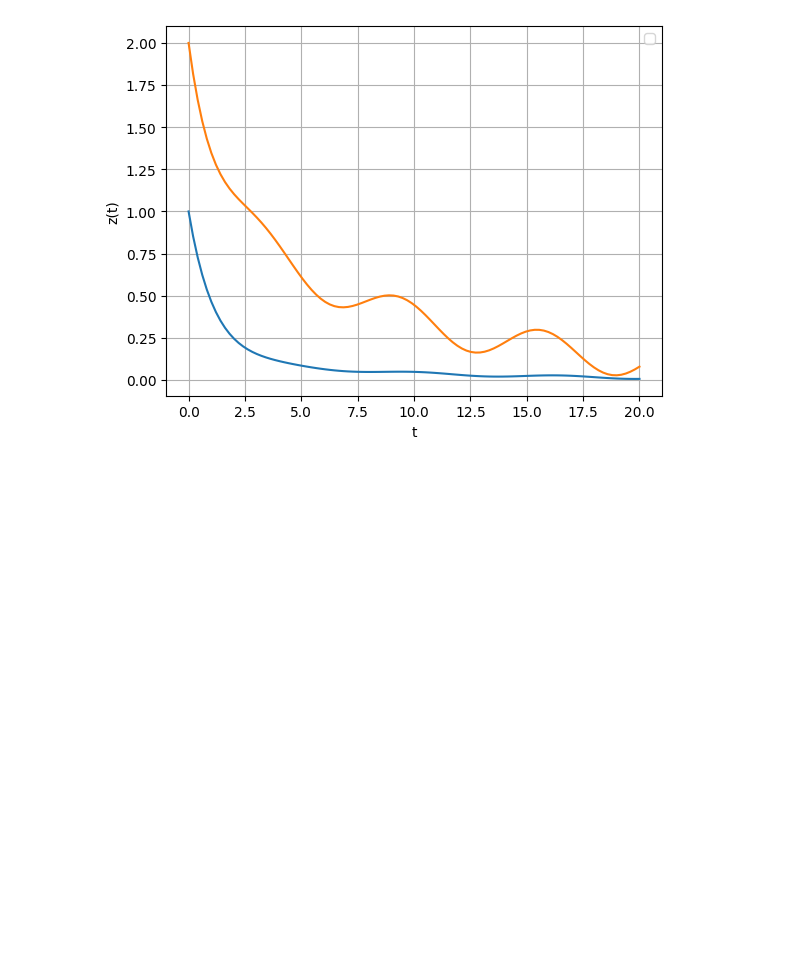
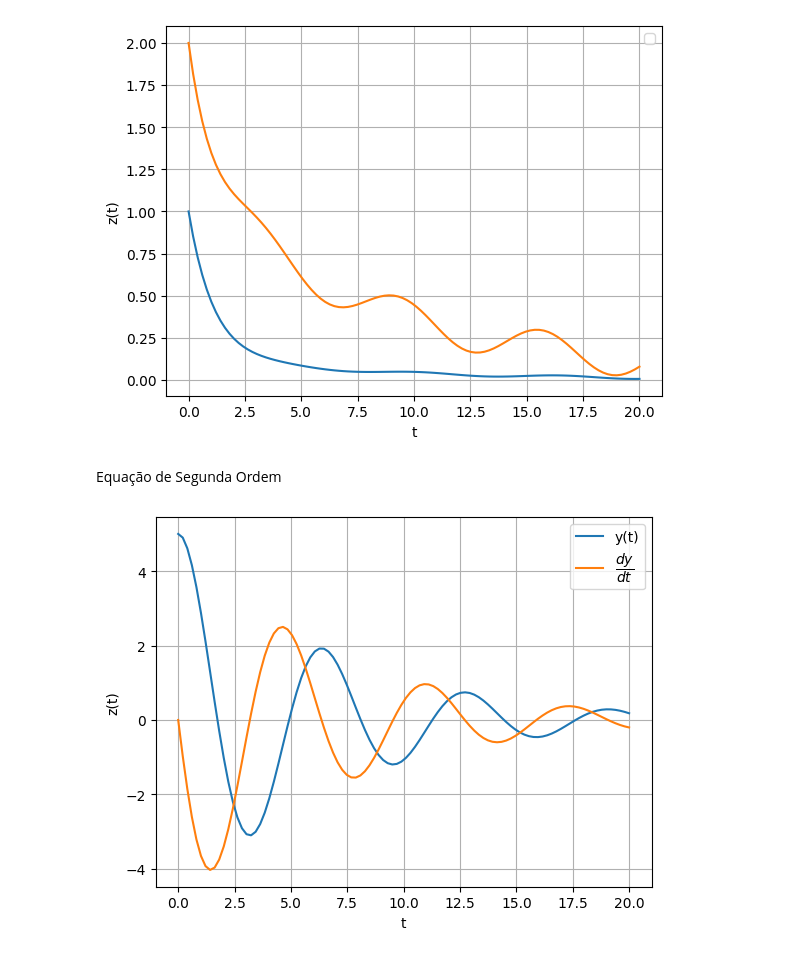
Before and after one commit to Felipe-Pinto/python_para_exatas, a Jupyter notebook: Função.ipynb, the cells around one changed output. Cells and saved outputs as stored; diff of their text form; code cells hidden in the pictures; blank space fills up the shorter version.

```diff
--- a/Função.ipynb
+++ b/Função.ipynb
@@ -89,3 +89,30 @@ plt.show()
 # %% [output]
 WARNING:matplotlib.legend:No artists with labels found to put in legend.  Note that artists whose label start with an underscore are ignored when legend() is called with no argument.
 [figure]
+# %% [markdown]
+Equação de Segunda Ordem
+# %%
+# Função que retorna dz/dt
+def modelOscilador(z,t,alpha,omega0):
+  y,dydt = z
+  d2ydt2 = -alpha* dydt - y* omega0**2
+  return [dydt,d2ydt2]
+# %%
+# Condição Inicial
+z0 = [5,0]
+alpha = 0.3
+omega0 = 1
+# %%
+# Resolução do sistema de EDO
+z = odeint(modelOscilador,z0,t,args=(alpha,omega0))
+# %%
+# Gerar o gráfico
+plt.plot(t,z[:,0], label='y(t)')
+plt.plot(t,z[:,1], label=r'$\dfrac{dy}{dt}$')
+plt.grid()
+plt.legend()
+plt.xlabel('t')
+plt.ylabel('z(t)')
+plt.show()
+# %% [output]
+[figure, added]
```
Also changed, not shown: parts of 1 cell of this notebook.
